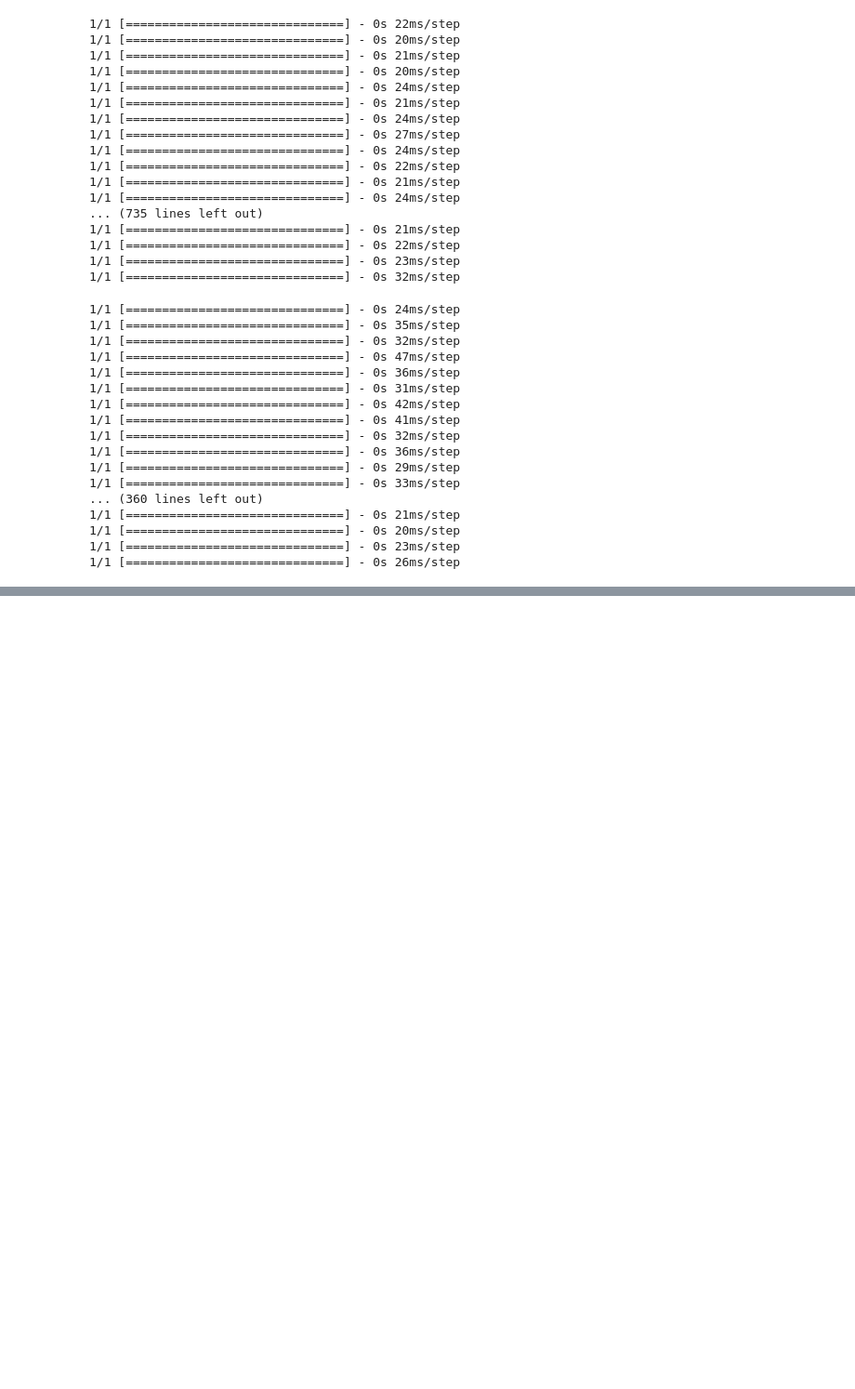
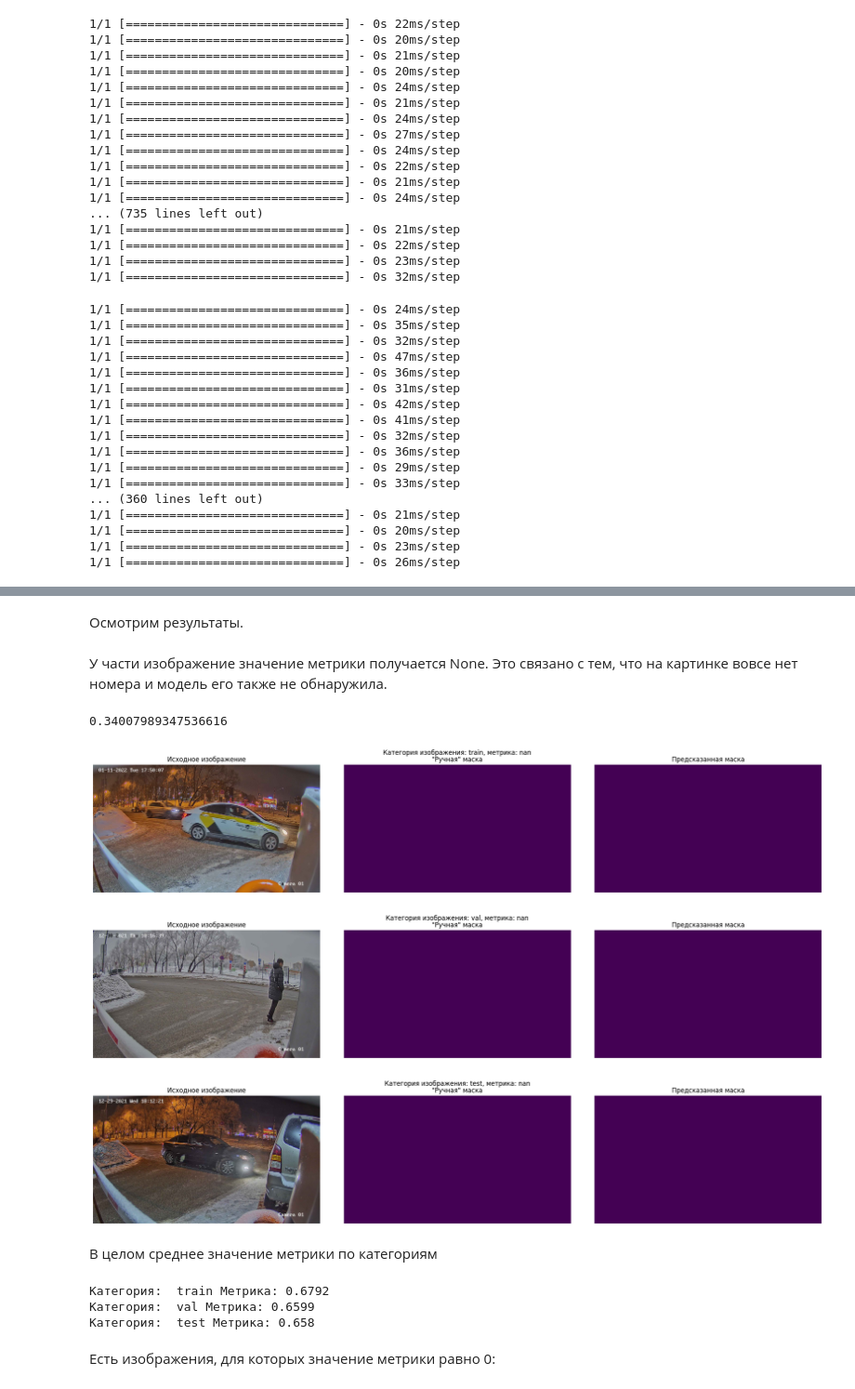
Before and after one commit to Nickolay-A/PlateRecognition, a Jupyter notebook: PlateDetection.ipynb, the cells around one changed output, grey strips where cells are left out. Shown at 93% size. Saved outputs shown, nothing was run; the diff lists cells and outputs as text; code cells hidden in the pictures; blank space fills up the shorter version.

Commit message:
2023-04-09
Evaluate PlateDetection

```diff
--- a/PlateDetection.ipynb
+++ b/PlateDetection.ipynb
@@ -403,7 +386,7 @@ model.compile(loss='binary_crossentropy',
 # %% [markdown]
 Сделаем маску для всех исходных изображений и оценим результат
 # %%
-def iou(y_true, y_pred):
+def my_iou(y_true, y_pred):
     intersection = np.logical_and(y_true, y_pred)
     union = np.logical_or(y_true, y_pred)
     iou_value = np.sum(intersection) / np.sum(union)
@@ -454,7 +437,7 @@ for files, category in zip((train_files, val_files, test_files),
                         size,
                         interpolation=cv2.INTER_NEAREST)
 
-        cur_iou = iou(mask, pred.astype('float64'))
+        cur_iou = my_iou(mask, pred.astype('float64'))
         iou_array.append(cur_iou)
 
         mask_name = pics_name.split('.')[0] + '_mask.jpg'
@@ -538,0 +529,4 @@ shutil.make_archive('masks_jpg_predict', 'zip', 'masks_jpg_predict')
+# %%
+df_result = pd.read_csv('detection_result.csv')
+print('df_result.shape', df_result.shape)
+df_result.head(2)
@@ -538,0 +538,48 @@ shutil.make_archive('masks_jpg_predict', 'zip', 'masks_jpg_predict')
+# %% [markdown]
+Осмотрим результаты.
+# %% [markdown]
+У части изображение значение метрики получается None. Это связано с тем, что на картинке вовсе нет номера и модель его также не обнаружила.
+# %%
+df_result['iou'].isna().mean()
+# %% [output]
+0.34007989347536616
+# %%
+for category in ('train', 'val', 'test'):
+
+    indexis = df_result[(df_result['iou'].isna()) & (df_result['category'] == category)].index
+    ind = choice(indexis)
+
+    fig, (ax1, ax2, ax3) = plt.subplots(nrows=1, ncols=3, figsize=(20, 4))
+    fig.suptitle(f'Категория изображения: {category}, метрика: {df_result.loc[ind, "iou"]}')
+
+    ax1.imshow(Image.open(df_result.loc[ind, 'path_to_pics']))
+    ax1.set_title('Исходное изображение')
+    ax1.axis('off')
+
+    ax2.imshow(Image.open(df_result.loc[ind, 'path_to_true_mask']))
+    ax2.set_title('"Ручная" маска')
+    ax2.axis('off')
+
+    ax3.imshow(Image.open(df_result.loc[ind, 'path_to_pred_mask']))
+    ax3.set_title('Предсказанная маска')
+    ax3.axis('off')
+
+    fig.tight_layout()
+
+    plt.show()
+    print()
+# %% [output]
+[figure, added]
+[figure, added]
+[figure, added]
+# %% [markdown]
+В целом среднее значение метрики по категориям
+# %%
+for category in ('train', 'val', 'test'):
+    print('Категория: ', category, 'Метрика:', round(df_result[df_result['category'] == category]['iou'].mean(), 4))
+# %% [output]
+Категория:  train Метрика: 0.6792
+Категория:  val Метрика: 0.6599
+Категория:  test Метрика: 0.658
+# %% [markdown]
+Есть изображения, для которых значение метрики равно 0:
```
Also changed, not shown: parts of 18 cells of this notebook.
